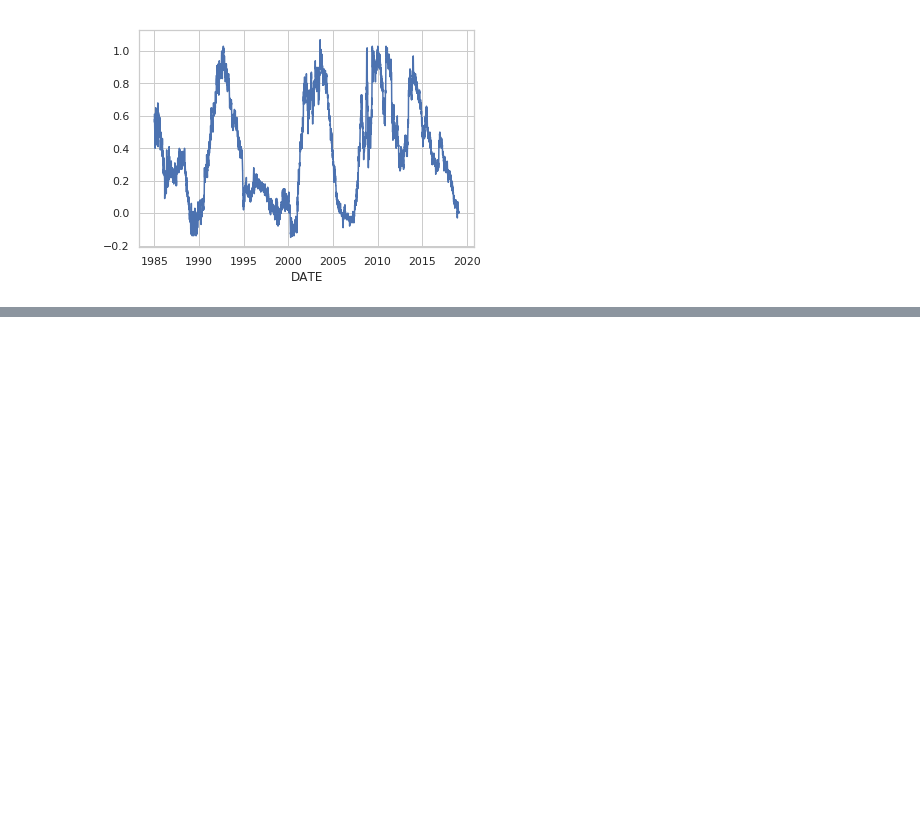
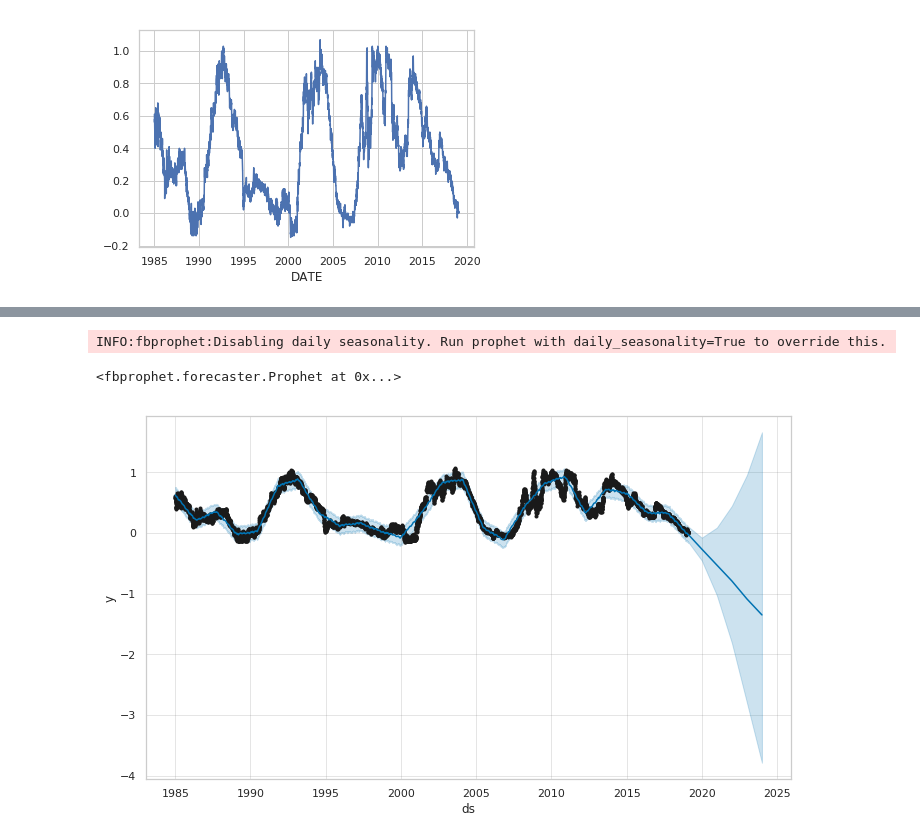
Before and after one commit to guyandtheworld/recession, a Jupyter notebook: model/Bond Analysis.ipynb, the cells around one changed output, grey strips where cells are left out. Drawn from its saved outputs; the diff is of its cells as text; code cells hidden in the pictures; blank space fills up the shorter version.

```diff
--- a/model/Bond Analysis.ipynb
+++ b/model/Bond Analysis.ipynb
@@ -115,0 +111,19 @@ rmse
+# %%
+df_prophet = pd.DataFrame(df.DIFF)
+df_prophet.reset_index(inplace=True)
+df_prophet.columns = ['ds', 'y']
+# %%
+df_prophet.head()
+
+model = Prophet(changepoint_prior_scale=1, changepoint_range=1)
+model.fit(df_prophet)
+# %% [output]
+INFO:fbprophet:Disabling daily seasonality. Run prophet with daily_seasonality=True to override this.
+<fbprophet.forecaster.Prophet at 0x...>
+# %%
+# Future predictions
+future = model.make_future_dataframe(periods=5, freq='Y')
+forecast = model.predict(future)
+fig = model.plot(forecast)
+# %% [output]
+[figure, added]
```
Also changed, not shown: parts of 16 cells of this notebook.
